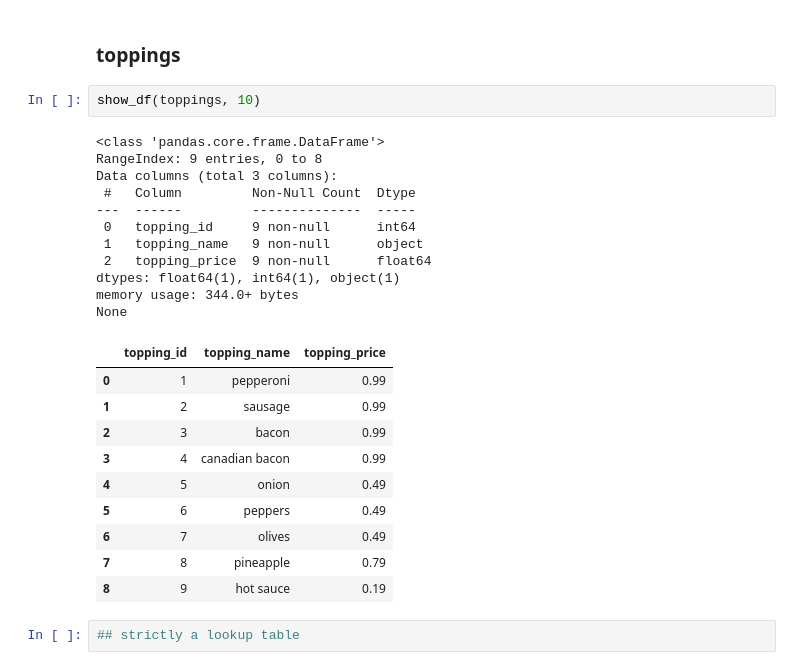
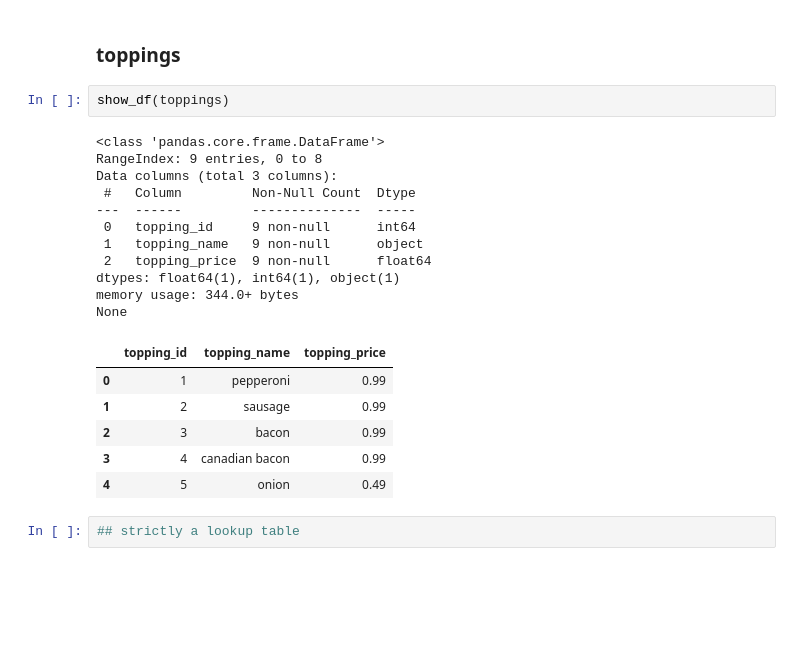
Before and after one commit to kjeliasen/zach_pandas, a Jupyter notebook: Zach_pandas_notebook.ipynb, the cells around one changed output. Saved outputs shown, nothing was run; the diff lists cells and outputs as text; blank space fills up the shorter version.

```diff
--- a/Zach_pandas_notebook.ipynb
+++ b/Zach_pandas_notebook.ipynb
@@ -334,29 +410,25 @@ None
 # %% [markdown]
 ### toppings
 # %%
-show_df(toppings, 10)
+show_df(toppings)
 # %% [output]
 <class 'pandas.core.frame.DataFrame'>
 RangeIndex: 9 entries, 0 to 8
 Data columns (total 3 columns):
  #   Column         Non-Null Count  Dtype
 ---  ------         --------------  -----
  0   topping_id     9 non-null      int64
  1   topping_name   9 non-null      object
  2   topping_price  9 non-null      float64
 dtypes: float64(1), int64(1), object(1)
 memory usage: 344.0+ bytes
 None
 |  | topping_id | topping_name | topping_price |
 | 0 | 1 | pepperoni | 0.99 |
 | 1 | 2 | sausage | 0.99 |
 | 2 | 3 | bacon | 0.99 |
 | 3 | 4 | canadian bacon | 0.99 |
 | 4 | 5 | onion | 0.49 |
-| 5 | 6 | peppers | 0.49 |
-| 6 | 7 | olives | 0.49 |
-| 7 | 8 | pineapple | 0.79 |
-| 8 | 9 | hot sauce | 0.19 |
 # %%
 ## strictly a lookup table
 # %% [markdown]
```
Also changed, not shown: parts of 27 cells of this notebook.
